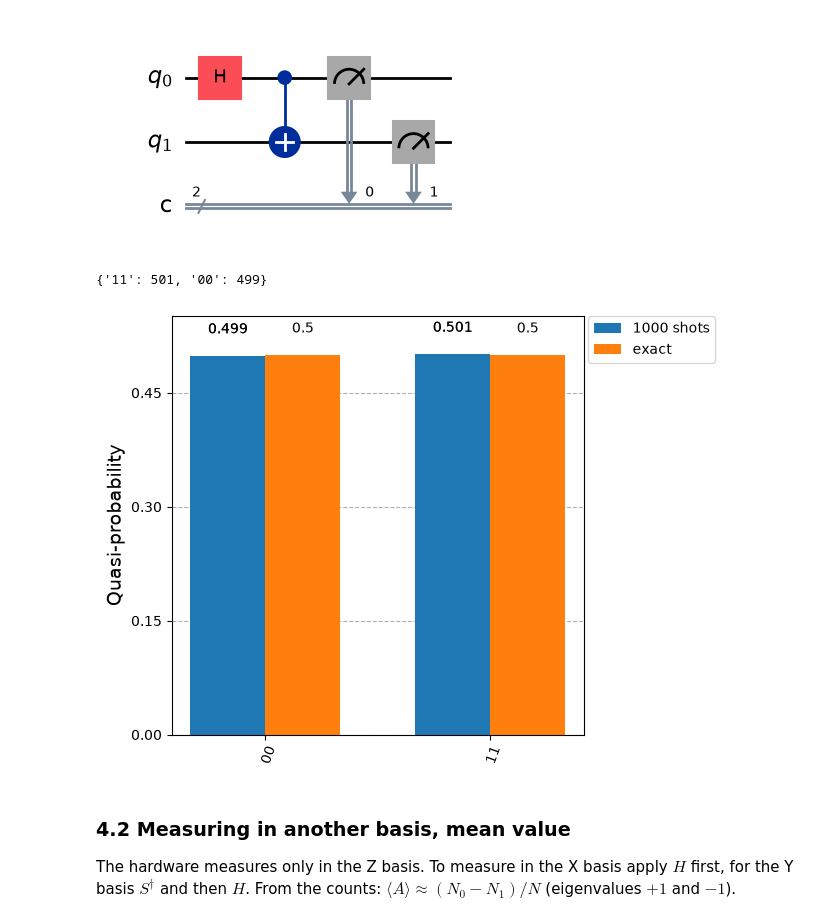
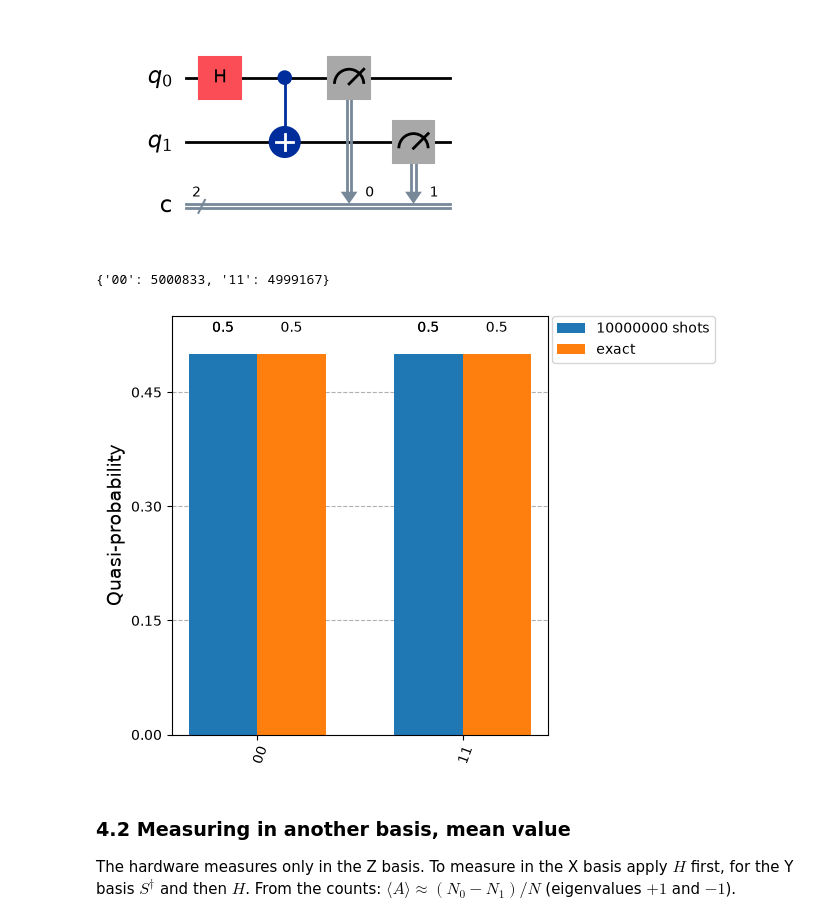
Before and after one commit to Broum/UKP_IQC_materials, a Jupyter notebook: 02_Qiskit_circuits_colab.ipynb, the cells around one changed output. Saved outputs shown, nothing was run; the diff lists cells and outputs as text; code cells hidden in the pictures.

```diff
--- a/02_Qiskit_circuits_colab.ipynb
+++ b/02_Qiskit_circuits_colab.ipynb
@@ -861,16 +875,16 @@ qc.draw('mpl')
 [figure]
 # %%
 sim = AerSimulator()
-shots = 1000                           # try 10, 100, 10000
+shots = 10000000                           # try 10, 100, 10000
 
 counts = sim.run(transpile(qc, sim), shots=shots).result().get_counts()
 exact = Statevector(qc.remove_final_measurements(inplace=False)).probabilities_dict()
 
 print(counts)
 plot_histogram([counts, exact], legend=[f'{shots} shots', 'exact'])
 # %% [output]
-{'11': 501, '00': 499}
+{'00': 5000833, '11': 4999167}
-[figure, old version]
+[figure, new version]
 # %% [markdown]
 ### 4.2 Measuring in another basis, mean value
 
```
Also changed, not shown: parts of 14 cells of this notebook, 3 other files.
